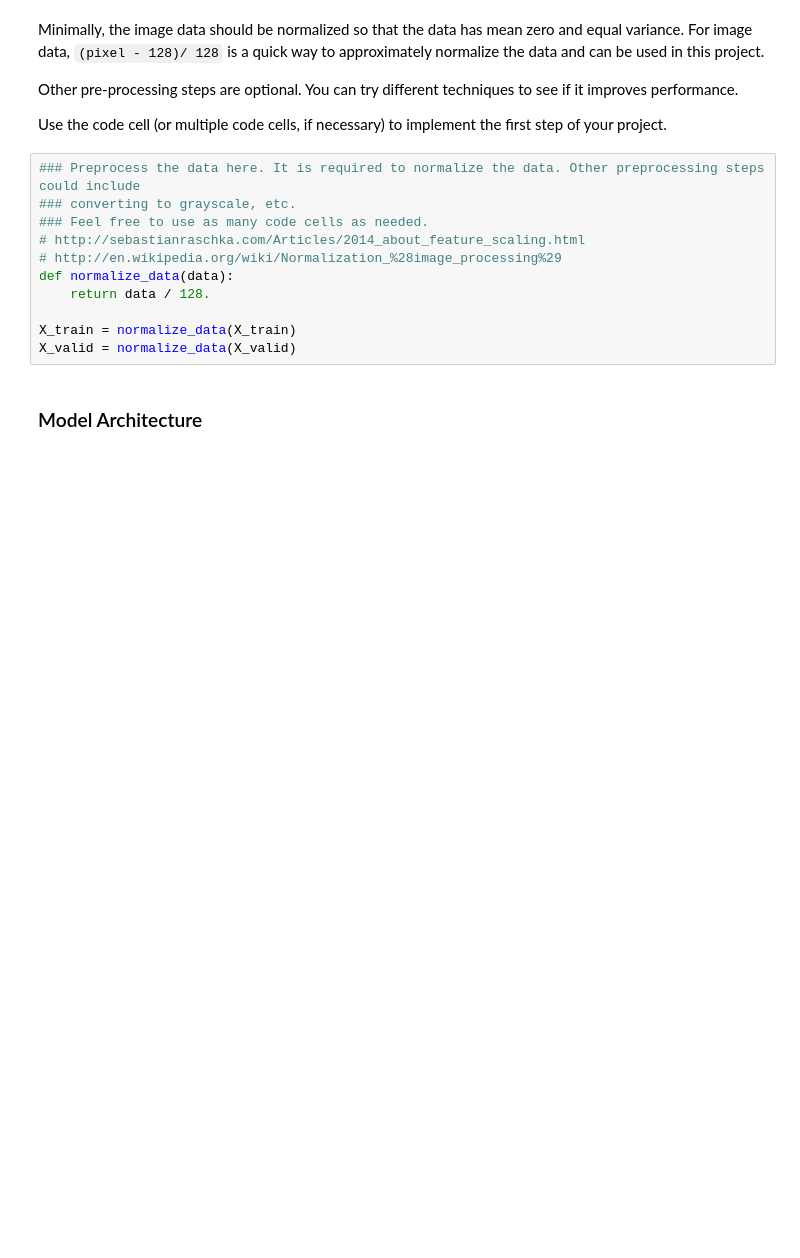
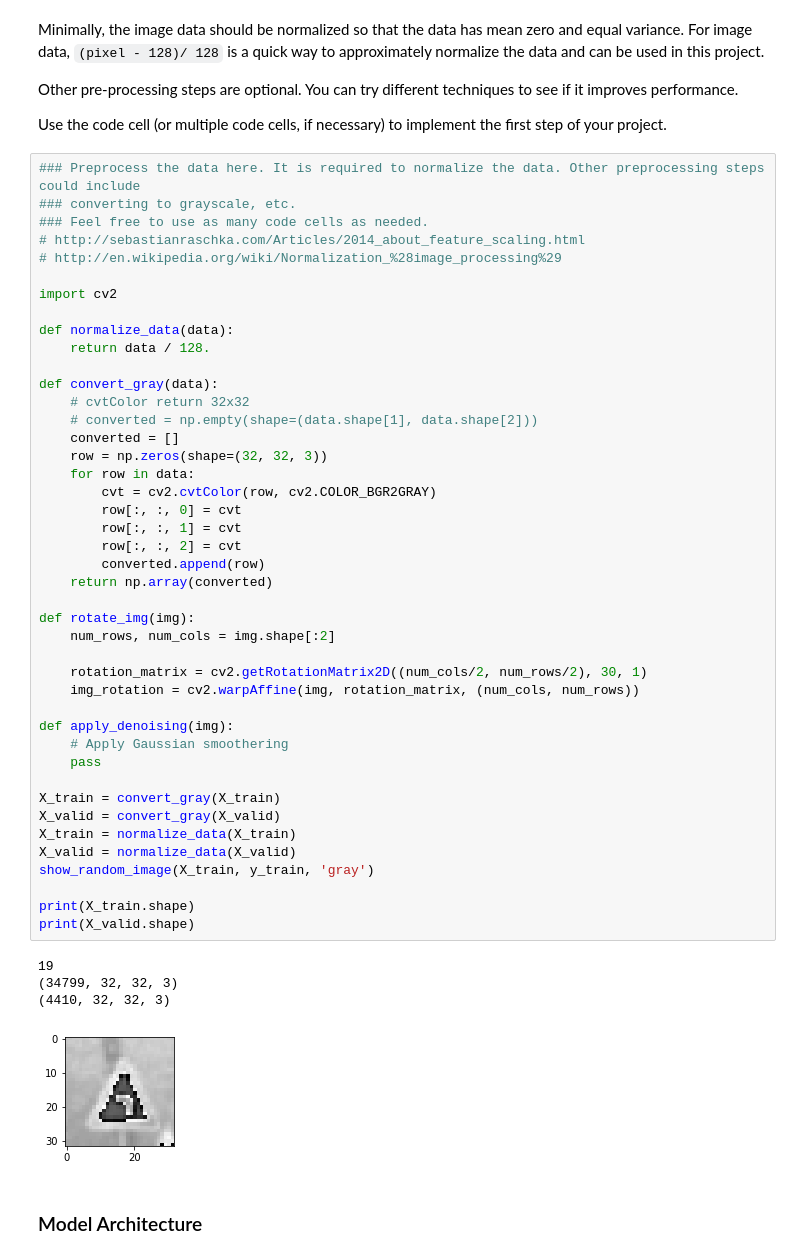
Before and after one commit to mccorby/Course-SDC, a Jupyter notebook: Term1/CarND-Traffic-Sign-Classifier-Project/Traffic_Sign_Classifier.ipynb, the cells around one changed output. Cells and saved outputs as stored; diff of their text form; blank space fills up the shorter version.

```diff
--- a/Term1/CarND-Traffic-Sign-Classifier-Project/Traffic_Sign_Classifier.ipynb
+++ b/Term1/CarND-Traffic-Sign-Classifier-Project/Traffic_Sign_Classifier.ipynb
@@ -180,14 +195,51 @@ Use the code cell (or multiple code cells, if necessary) to implement the first
 # %%
 ### Preprocess the data here. It is required to normalize the data. Other preprocessing steps could include
 ### converting to grayscale, etc.
 ### Feel free to use as many code cells as needed.
 # http://sebastianraschka.com/Articles/2014_about_feature_scaling.html
 # http://en.wikipedia.org/wiki/Normalization_%28image_processing%29
+
+import cv2
+
 def normalize_data(data):
     return data / 128.
 
+def convert_gray(data):
+    # cvtColor return 32x32
+    # converted = np.empty(shape=(data.shape[1], data.shape[2]))
+    converted = []
+    row = np.zeros(shape=(32, 32, 3))
+    for row in data:
+        cvt = cv2.cvtColor(row, cv2.COLOR_BGR2GRAY)
+        row[:, :, 0] = cvt
+        row[:, :, 1] = cvt
+        row[:, :, 2] = cvt
+        converted.append(row)
+    return np.array(converted)
+
+def rotate_img(img):
+    num_rows, num_cols = img.shape[:2]
+
+    rotation_matrix = cv2.getRotationMatrix2D((num_cols/2, num_rows/2), 30, 1)
+    img_rotation = cv2.warpAffine(img, rotation_matrix, (num_cols, num_rows))
+
+def apply_denoising(img):
+    # Apply Gaussian smoothering
+    pass
+
+X_train = convert_gray(X_train)
+X_valid = convert_gray(X_valid)
 X_train = normalize_data(X_train)
 X_valid = normalize_data(X_valid)
+show_random_image(X_train, y_train, 'gray')
+
+print(X_train.shape)
+print(X_valid.shape)
+# %% [output]
+19
+(34799, 32, 32, 3)
+(4410, 32, 32, 3)
+[figure, added]
 # %% [markdown]
 ### Model Architecture
 # %%
```
Also changed, not shown: parts of 5 cells of this notebook.
